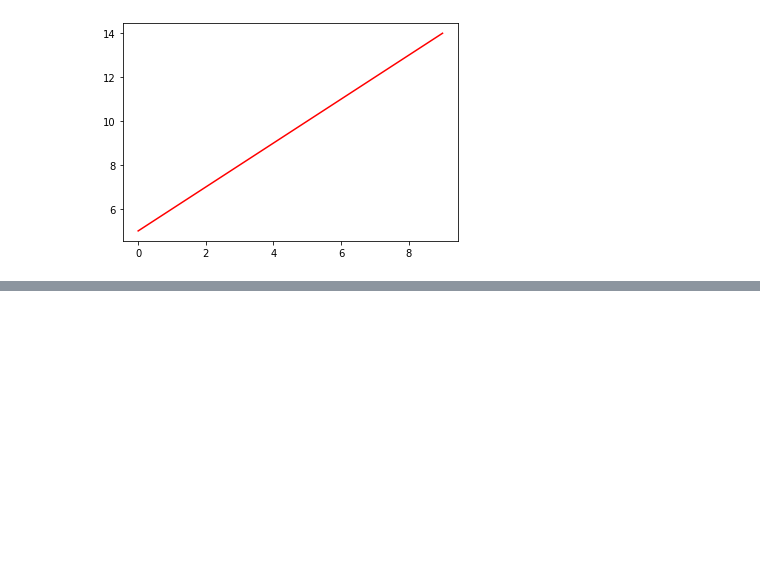
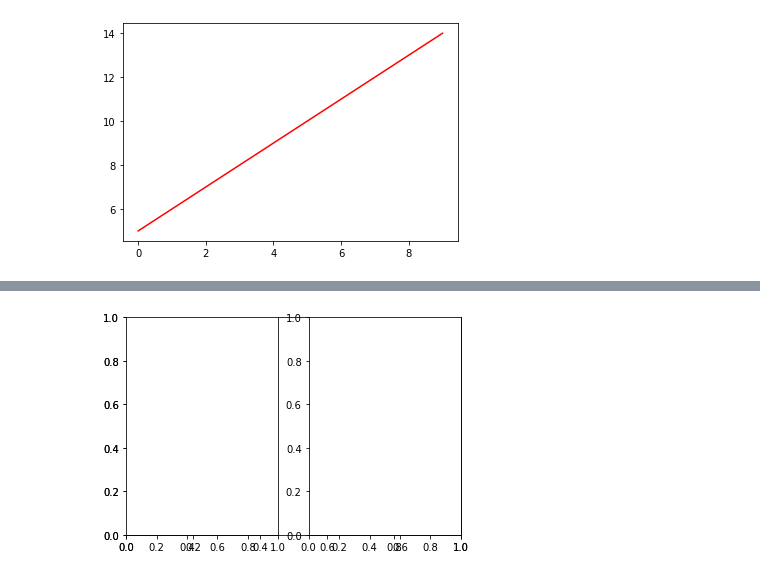
Before and after one commit to yunjigongju/202203-, a Jupyter notebook: 시각화.ipynb, the cells around one changed output, grey strips where cells are left out. Cells and saved outputs as stored; diff of their text form; code cells hidden in the pictures; blank space fills up the shorter version.

```diff
--- a/시각화.ipynb
+++ b/시각화.ipynb
@@ -20,0 +36,8 @@ plt.show()
+# %%
+fig = plt.figure()
+fig.add_subplot()
+ax1 = fig.add_subplot(1,2,1)
+ax2 = fig.add_subplot(1,2,2)
+plt.show()
+# %% [output]
+[figure, added]
```
Also changed, not shown: parts of 13 cells of this notebook.
